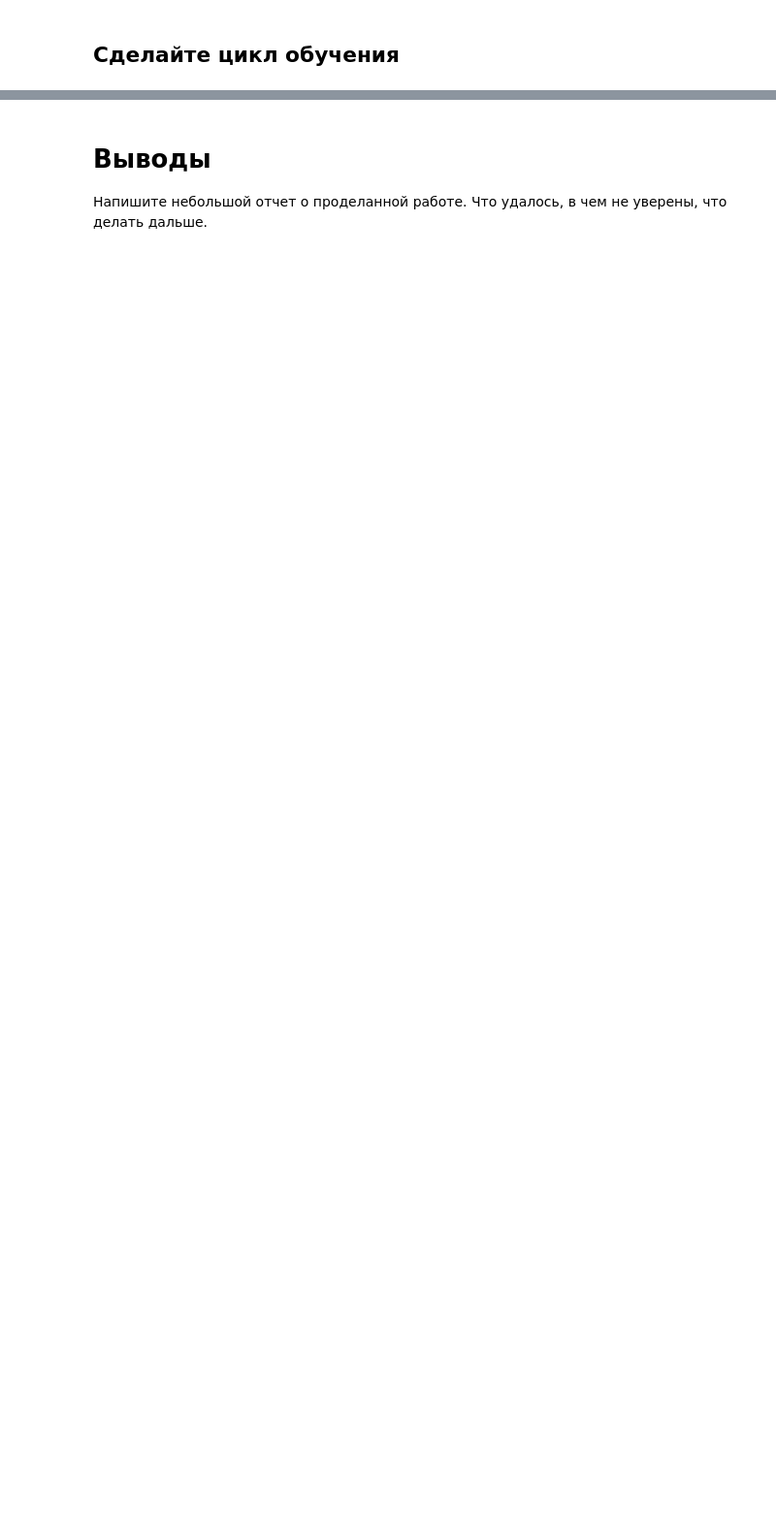
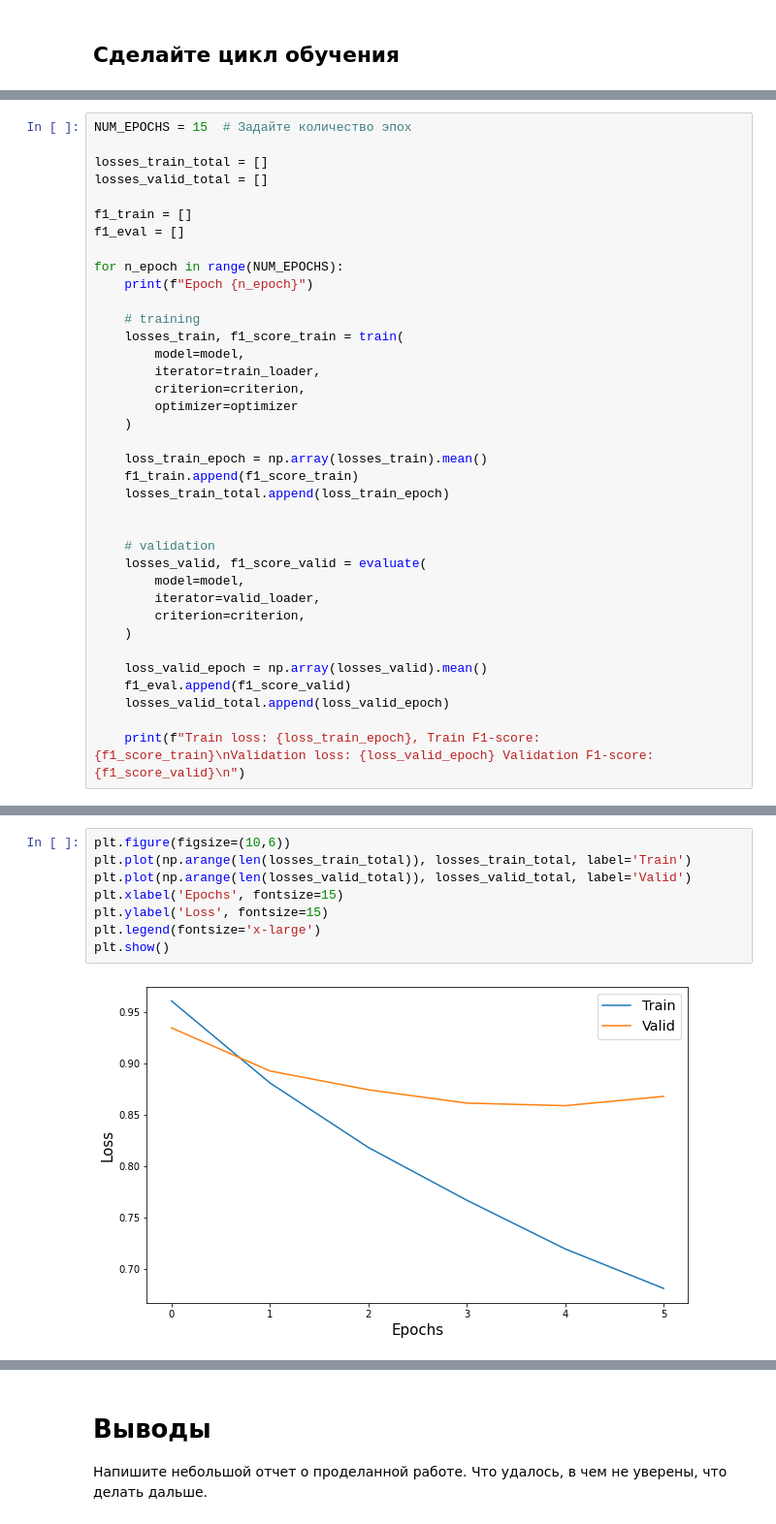
Before and after one commit to ovbystrova/DeepAverageNetwork, a Jupyter notebook: DAN Task.ipynb, the cells around one changed output, grey strips where cells are left out. Shown: that part at 97% size. Drawn from its saved outputs; the diff is of its cells as text; blank space fills up the shorter version.

```diff
--- a/DAN Task.ipynb
+++ b/DAN Task.ipynb
@@ -474,0 +629,37 @@ Ellipsis
+# %%
+NUM_EPOCHS = 15  # Задайте количество эпох
+
+losses_train_total = []
+losses_valid_total = []
+
+f1_train = []
+f1_eval = []
+
+for n_epoch in range(NUM_EPOCHS):
+    print(f"Epoch {n_epoch}")
+
+    # training
+    losses_train, f1_score_train = train(
+        model=model,
+        iterator=train_loader,
+        criterion=criterion,
+        optimizer=optimizer
+    )
+
+    loss_train_epoch = np.array(losses_train).mean()
+    f1_train.append(f1_score_train)
+    losses_train_total.append(loss_train_epoch)
+
+
+    # validation
+    losses_valid, f1_score_valid = evaluate(
+        model=model,
+        iterator=valid_loader,
+        criterion=criterion,
+    )
+
+    loss_valid_epoch = np.array(losses_valid).mean()
+    f1_eval.append(f1_score_valid)
+    losses_valid_total.append(loss_valid_epoch)
+
+    print(f"Train loss: {loss_train_epoch}, Train F1-score: {f1_score_train}\nValidation loss: {loss_valid_epoch} Validation F1-score: {f1_score_valid}\n")
@@ -474,0 +695,10 @@ Ellipsis
+# %%
+plt.figure(figsize=(10,6))
+plt.plot(np.arange(len(losses_train_total)), losses_train_total, label='Train')
+plt.plot(np.arange(len(losses_valid_total)), losses_valid_total, label='Valid')
+plt.xlabel('Epochs', fontsize=15)
+plt.ylabel('Loss', fontsize=15)
+plt.legend(fontsize='x-large')
+plt.show()
+# %% [output]
+[figure, added]
```
Also changed, not shown: parts of 26 cells of this notebook, 1 other file.
